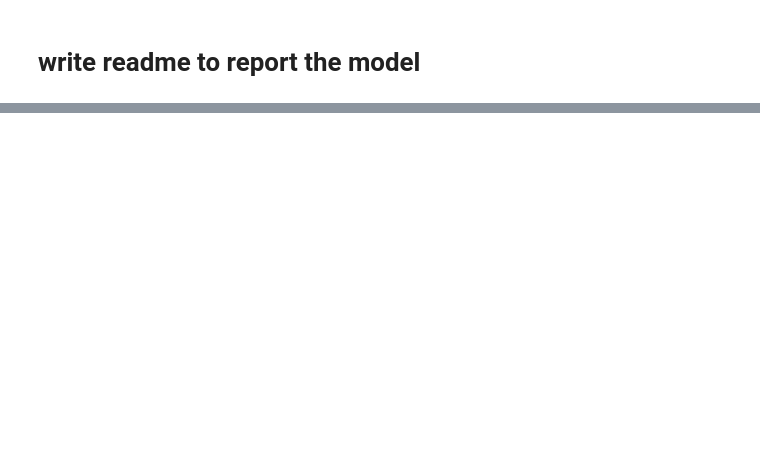
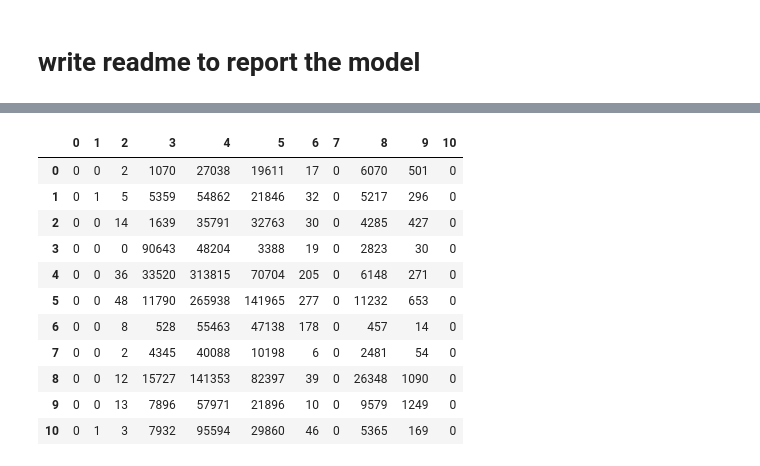
Before and after one commit to xiaosean/Keras_model, a Jupyter notebook: multi-classification.ipynb, the cells around one changed output, grey strips where cells are left out. Cells and saved outputs as stored; diff of their text form; code cells hidden in the pictures; blank space fills up the shorter version.

Commit message:
feat model

```diff
--- a/multi-classification.ipynb
+++ b/multi-classification.ipynb
@@ -47,9 +58,13 @@ def plot_confusion_matrix(cm, classes,
 # %% [markdown]
 # preprocess load data
 # %%
-start_time = time.time()
-path = 'C:/Users/VIPLAB/Desktop/preprocess_py/marketing_analyze/0710_marketing_train.feather'
-# path = 'C:/Users/VIPLAB/Desktop/preprocess_py/marketing_analyze/0710_marketing_train_sample.feather'
-train_df = feather.read_dataframe(path)
-print('load feather %s seconds', format(time.time() - start_time))
+start_time = time()
+path = "C:/Users/VIPLAB/Desktop/preprocess_py/marketing_analyze/"
+# filename = '0713_april_marketing_anylze_full_table_group12_max_min_train.feather'
+filename = '0713_april_marketing_anylze_full_table_group12_select_max_min_train.feather'
+
+train_df = feather.read_dataframe(path + filename)
+# df = pd.read_csv(path + filename, error_bad_lines=False, nrows = 10)
+
+print('load feather %s seconds', format(time() - start_time))
 # %% [output]
@@ -57,8 +72,8 @@ load feather %s seconds 1.522301435470581
 # %%
-start_time = time.time()
-path = 'C:/Users/VIPLAB/Desktop/preprocess_py/marketing_analyze/0710_marketing_test.feather'
-# path = 'C:/Users/VIPLAB/Desktop/preprocess_py/marketing_analyze/0710_marketing_test_sample.feather'
+# filename = '0713_april_marketing_anylze_full_table_group12_max_min_test.feather'
+filename = '0713_april_marketing_anylze_full_table_group12_select_max_min_test.feather'
+# filename = '0713_april_marketing_anylze_full_table_group12_max_min.feather'
 
-test_df = feather.read_dataframe(path)
-print('load feather %s seconds', format(time.time() - start_time))
+test_df = feather.read_dataframe(path + filename)
+print('load feather %s seconds', format(time() - start_time))
 # %% [output]
@@ -110,12 +128,13 @@ batch = 128
 # %% [markdown]
 # basic config
 # %%
-start_time = time.time()
+start_time = time()
 print ('Compiling Model ... ')
 model = Sequential()
 model.add(Dense(1024, input_shape=train_x[0].shape ))
 # model.add(Activation('relu'))
 # model.add(Dropout(0.2))
+model.add(Activation('relu'))
 model.add(Dense(512))
 model.add(Activation('relu'))
 model.add(Dense(256))
@@ -130,15 +149,15 @@ model.add(Activation('relu'))
 model.add(Dense(classify_num))
 model.add(Activation('softmax'))
 
-# rms = RMSprop()
-sgd = SGD(lr=0.01, decay=1e-6, momentum=0.9, nesterov=True)
-model.compile(loss='categorical_crossentropy', optimizer=Adam(), metrics=['accuracy'])
+rms = RMSprop()
+# sgd = SGD(lr=0.01, decay=1e-6, momentum=0.9, nesterov=True)
+# model.compile(loss='categorical_crossentropy', optimizer=Adam(), metrics=['accuracy'])
 
 # model.compile(loss='categorical_crossentropy', optimizer=sgd, metrics=['accuracy'])
 
-# model.compile(loss='categorical_crossentropy', optimizer=rms, metrics=['accuracy'])
+model.compile(loss='categorical_crossentropy', optimizer=rms, metrics=['accuracy'])
 
 
-print('Model compield in {0} seconds'.format(time.time() - start_time))
+print('Model compield in {0} seconds'.format(time() - start_time))
 # %% [output]
 Compiling Model ...
@@ -233,3 +306,20 @@ cnf_matrix
+# %%
+cnf_matrix_df = pd.DataFrame(cnf_matrix)
+# %%
+cnf_matrix_df
+# %% [output]
+|  | 0 | 1 | 2 | 3 | 4 | 5 | 6 | 7 | 8 | 9 | 10 |
+| 0 | 0 | 0 | 2 | 1070 | 27038 | 19611 | 17 | 0 | 6070 | 501 | 0 |
+| 1 | 0 | 1 | 5 | 5359 | 54862 | 21846 | 32 | 0 | 5217 | 296 | 0 |
+| 2 | 0 | 0 | 14 | 1639 | 35791 | 32763 | 30 | 0 | 4285 | 427 | 0 |
+| 3 | 0 | 0 | 0 | 90643 | 48204 | 3388 | 19 | 0 | 2823 | 30 | 0 |
+| 4 | 0 | 0 | 36 | 33520 | 313815 | 70704 | 205 | 0 | 6148 | 271 | 0 |
+| 5 | 0 | 0 | 48 | 11790 | 265938 | 141965 | 277 | 0 | 11232 | 653 | 0 |
+| 6 | 0 | 0 | 8 | 528 | 55463 | 47138 | 178 | 0 | 457 | 14 | 0 |
+| 7 | 0 | 0 | 2 | 4345 | 40088 | 10198 | 6 | 0 | 2481 | 54 | 0 |
+| 8 | 0 | 0 | 12 | 15727 | 141353 | 82397 | 39 | 0 | 26348 | 1090 | 0 |
+| 9 | 0 | 0 | 13 | 7896 | 57971 | 21896 | 10 | 0 | 9579 | 1249 | 0 |
+| 10 | 0 | 1 | 3 | 7932 | 95594 | 29860 | 46 | 0 | 5365 | 169 | 0 |
 # %%
 np.set_printoptions(precision=2)
 plt.figure(figsize=(6, 6), dpi = 120)
```
Also changed, not shown: parts of 30 cells of this notebook, 36 other files.
